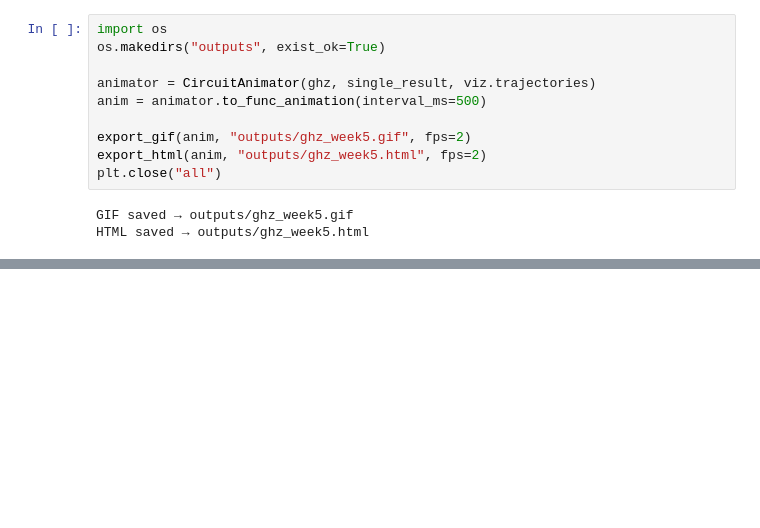
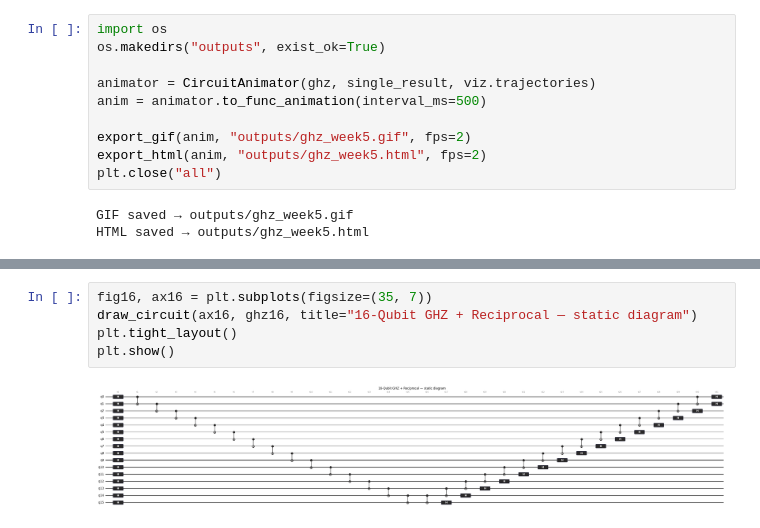
Before and after one commit to dtsaxum-oss/NoisiQ, a Jupyter notebook: weekly_notebooks/week_5_notebook.ipynb, the cells around one changed output, grey strips where cells are left out. Cells and saved outputs as stored; diff of their text form; blank space fills up the shorter version.

```diff
--- a/weekly_notebooks/week_5_notebook.ipynb
+++ b/weekly_notebooks/week_5_notebook.ipynb
@@ -245,0 +327,7 @@ HTML saved → outputs/ghz_week5.html
+# %%
+fig16, ax16 = plt.subplots(figsize=(35, 7))
+draw_circuit(ax16, ghz16, title="16-Qubit GHZ + Reciprocal — static diagram")
+plt.tight_layout()
+plt.show()
+# %% [output]
+[figure, added]
```
Also changed, not shown: parts of 9 cells of this notebook, 10 other files.
